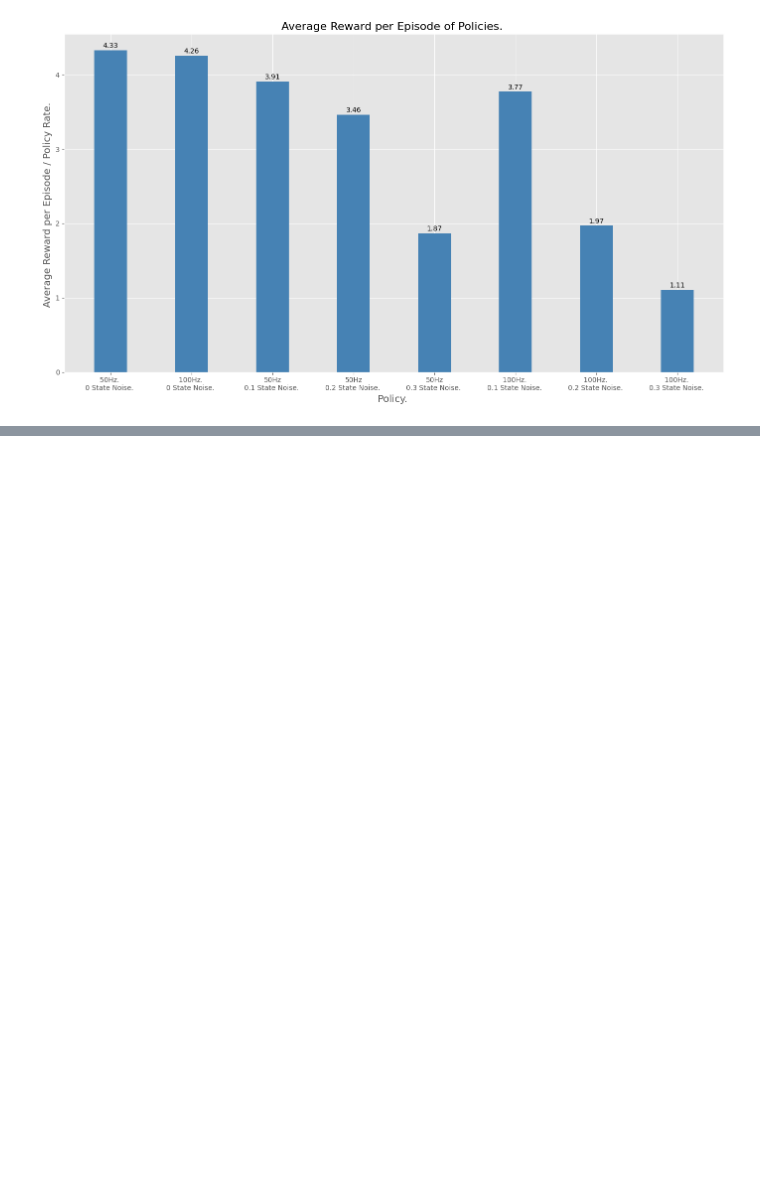
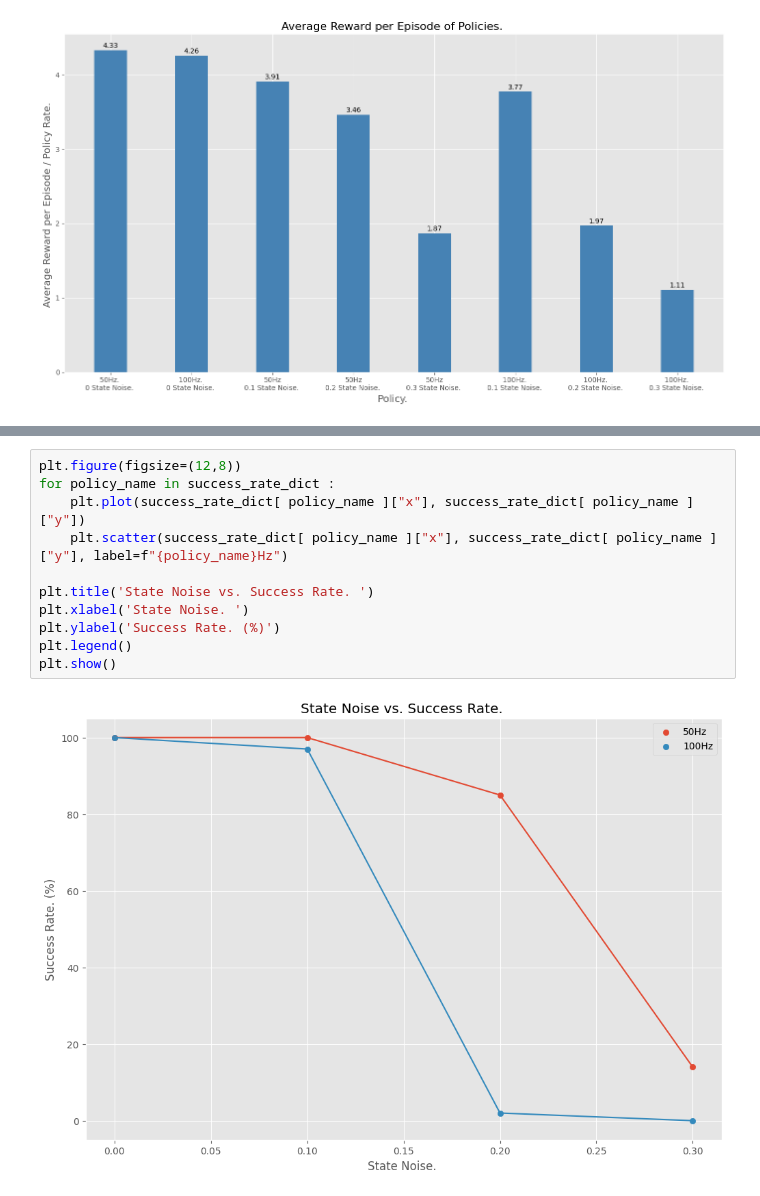
Before and after one commit to sandavranoregonstate/policy-rate, a Jupyter notebook: main.ipynb, the cells around one changed output, grey strips where cells are left out. Saved outputs shown, nothing was run; the diff lists cells and outputs as text; blank space fills up the shorter version.

```diff
--- a/main.ipynb
+++ b/main.ipynb
@@ -363,0 +406,13 @@ plt.show()
+# %%
+plt.figure(figsize=(12,8))
+for policy_name in success_rate_dict :
+    plt.plot(success_rate_dict[ policy_name ]["x"], success_rate_dict[ policy_name ]["y"])
+    plt.scatter(success_rate_dict[ policy_name ]["x"], success_rate_dict[ policy_name ]["y"], label=f"{policy_name}Hz")
+
+plt.title('State Noise vs. Success Rate. ')
+plt.xlabel('State Noise. ')
+plt.ylabel('Success Rate. (%)')
+plt.legend()
+plt.show()
+# %% [output]
+[figure, added]
```
Also changed, not shown: parts of 6 cells of this notebook.
